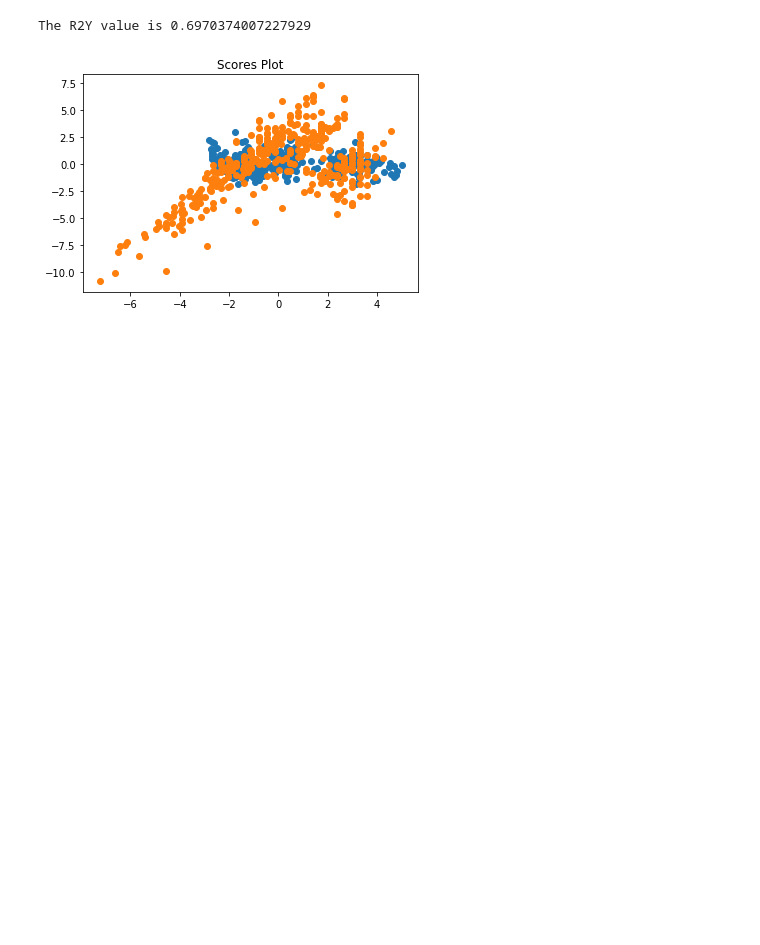
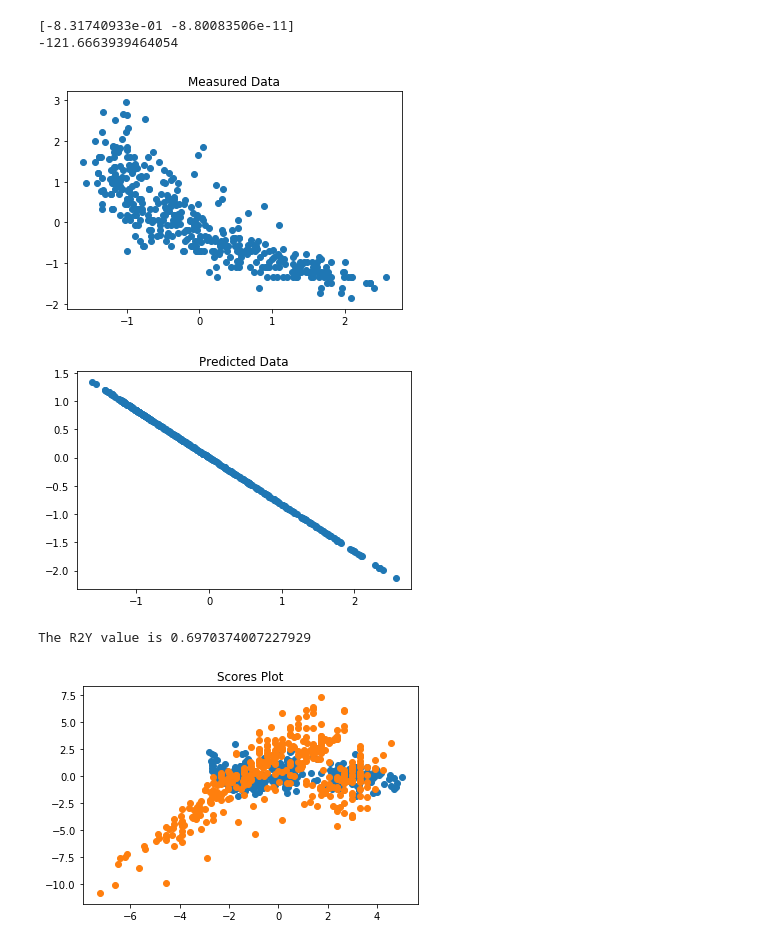
Before and after one commit to micah-bryant/Automobile_Analysis_Project, a Jupyter notebook: Final_Project.ipynb, the cells around one changed output. Drawn from its saved outputs; the diff is of its cells as text; code cells hidden in the pictures; blank space fills up the shorter version.

```diff
--- a/Final_Project.ipynb
+++ b/Final_Project.ipynb
@@ -139,3 +180,14 @@ print(value)
+# %%
+values = OLS_ind(x,4)
+print(values)
+value = R2YCalc_ind(values,x,4)
+print(value)
+dataPlot_ind(values,x,4)
+# %% [output]
+[-8.31740933e-01 -8.80083506e-11]
+-121.6663939464054
+[figure, added]
+[figure, added]
 # %%
 x = scaler(x)
 func_PLSR(x)
```
Also changed, not shown: parts of 8 cells of this notebook.
